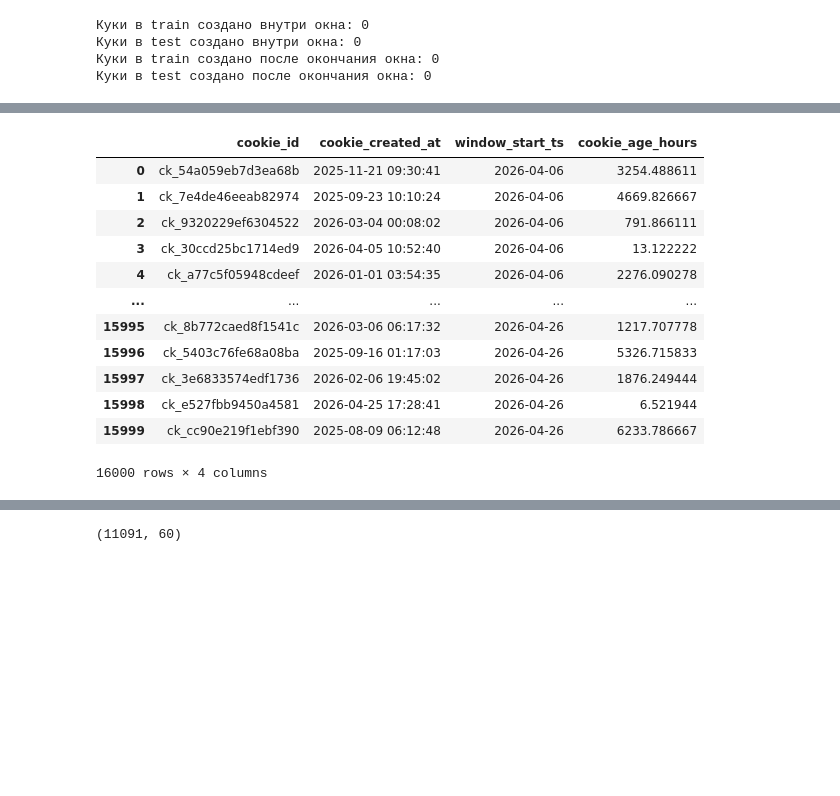
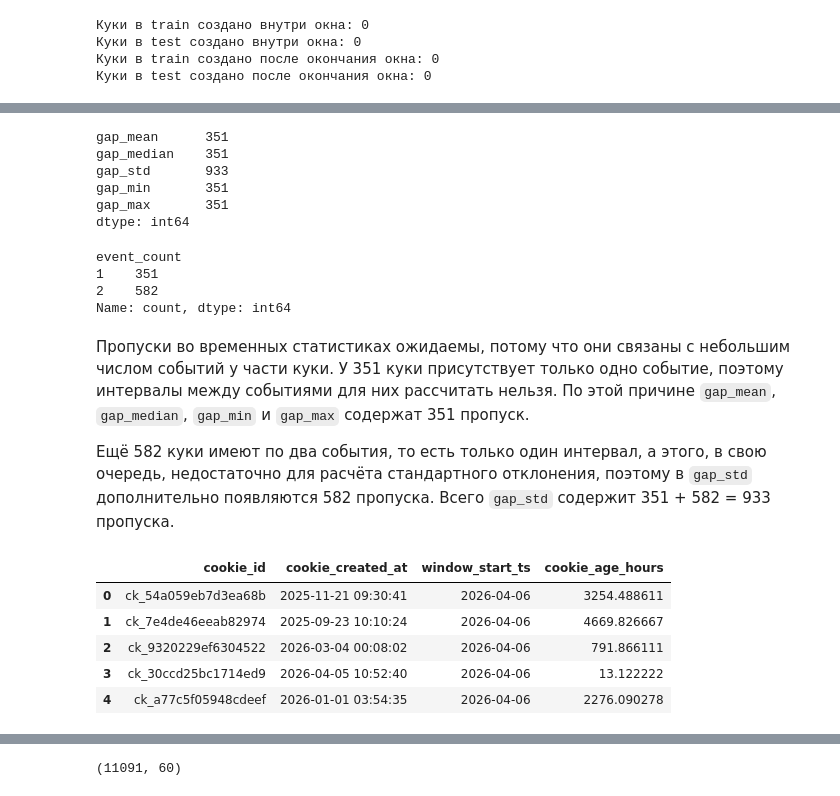
Before and after one commit to Nochami4/avito-bot-detection, a Jupyter notebook: solution.ipynb, the cells around one changed output, grey strips where cells are left out. Cells and saved outputs as stored; diff of their text form; code cells hidden in the pictures; blank space fills up the shorter version.

```diff
--- a/solution.ipynb
+++ b/solution.ipynb
@@ -556,37 +585,54 @@ Name: count, dtype: int64
+# %%
+gap_missing = gap_features.isna().sum()
+gap_missing[gap_missing > 0]
+# %% [output]
+gap_mean      351
+gap_median    351
+gap_std       933
+gap_min       351
+gap_max       351
+dtype: int64
+# %%
+features.loc[
+    features["gap_std"].isna(),
+    "event_count"
+].value_counts().sort_index()
+# %% [output]
+event_count
+1    351
+2    582
+Name: count, dtype: int64
+# %% [markdown]
+Пропуски во временных статистиках ожидаемы, потому что они связаны с небольшим числом событий у части куки. У 351 куки присутствует только одно событие, поэтому интервалы между событиями для них рассчитать нельзя. По этой причине `gap_mean`, `gap_median`, `gap_min` и `gap_max` содержат 351 пропуск.
+
+Ещё 582 куки имеют по два события, то есть только один интервал, а этого, в свою очередь, недостаточно для расчёта стандартного отклонения, поэтому в `gap_std` дополнительно появляются 582 пропуска. Всего `gap_std` содержит 351 + 582 = 933 пропуска.
 # %%
 cookie_meta_columns = [
     "cookie_id",
     "cookie_created_at",
     "window_start_ts",
 ]
 
 cookie_meta = pd.concat(
     [
         train[cookie_meta_columns],
         test[cookie_meta_columns]
     ],
     ignore_index=True,
 )
 
 cookie_meta["cookie_age_hours"] = (
     cookie_meta["window_start_ts"] - cookie_meta["cookie_created_at"]
 ).dt.total_seconds() / 3600
 
-cookie_meta
+cookie_meta.head()
 # %% [output]
 |  | cookie_id | cookie_created_at | window_start_ts | cookie_age_hours |
 | 0 | ck_54a059eb7d3ea68b | 2025-11-21 09:30:41 | 2026-04-06 | 3254.488611 |
 | 1 | ck_7e4de46eeab82974 | 2025-09-23 10:10:24 | 2026-04-06 | 4669.826667 |
 | 2 | ck_9320229ef6304522 | 2026-03-04 00:08:02 | 2026-04-06 | 791.866111 |
 | 3 | ck_30ccd25bc1714ed9 | 2026-04-05 10:52:40 | 2026-04-06 | 13.122222 |
 | 4 | ck_a77c5f05948cdeef | 2026-01-01 03:54:35 | 2026-04-06 | 2276.090278 |
-| ... | ... | ... | ... | ... |
-| 15995 | ck_8b772caed8f1541c | 2026-03-06 06:17:32 | 2026-04-26 | 1217.707778 |
-| 15996 | ck_5403c76fe68a08ba | 2025-09-16 01:17:03 | 2026-04-26 | 5326.715833 |
-| 15997 | ck_3e6833574edf1736 | 2026-02-06 19:45:02 | 2026-04-26 | 1876.249444 |
-| 15998 | ck_e527fbb9450a4581 | 2026-04-25 17:28:41 | 2026-04-26 | 6.521944 |
-| 15999 | ck_cc90e219f1ebf390 | 2025-08-09 06:12:48 | 2026-04-26 | 6233.786667 |
-16000 rows × 4 columns
 # %%
 features = features.merge(
     cookie_meta[["cookie_id", "cookie_age_hours"]],
```
Also changed, not shown: parts of 60 cells of this notebook, 2 other files.
